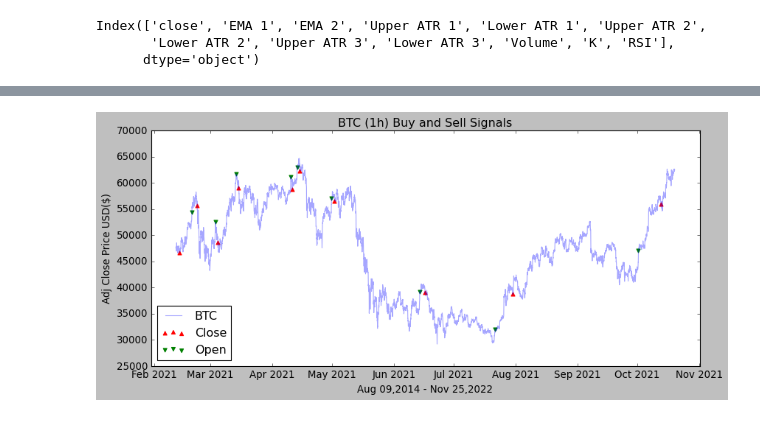
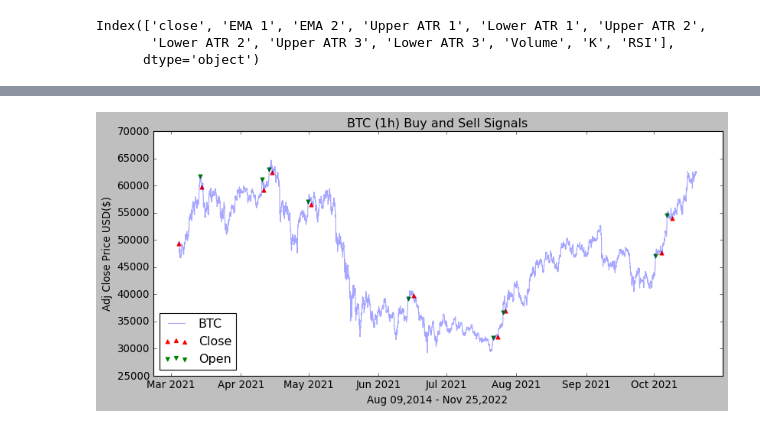
Before and after one commit to litosmunoz/Introduction-to-Quantitative-Trading, a Jupyter notebook: backtesting_bot/btc_1h_bt.ipynb, the cells around one changed output, grey strips where cells are left out. Drawn from its saved outputs; the diff is of its cells as text; code cells hidden in the pictures.

```diff
--- a/backtesting_bot/btc_1h_bt.ipynb
+++ b/backtesting_bot/btc_1h_bt.ipynb
@@ -26,7 +26,7 @@ Index(['close', 'EMA 1', 'EMA 2', 'Upper ATR 1', 'Lower ATR 1', 'Upper ATR 2',
        'Lower ATR 2', 'Upper ATR 3', 'Lower ATR 3', 'Volume', 'K', 'RSI'],
       dtype='object')
 # %%
-def buySell(btc_1h):
+def buySell_Long(btc_1h):
   sigPriceBuy = []
   sigPriceSell = []
   flag = -1
@@ -39,7 +39,7 @@ def buySell(btc_1h):
       else:
         sigPriceBuy.append(np.nan)
         sigPriceSell.append(np.nan)
-    elif (btc_1h ['RSI'][i] > 50 and btc_1h['close'][i] >= btc_1h['Upper ATR 1'][i]):
+    elif (btc_1h ['RSI'][i] > 55 and btc_1h['close'][i] >= btc_1h['Upper ATR 1'][i]):
       if flag != 0:
         sigPriceBuy.append(np.nan)
         sigPriceSell.append(btc_1h['close'][i])
@@ -52,9 +52,9 @@ def buySell(btc_1h):
         sigPriceSell.append(np.nan)
   return(sigPriceBuy, sigPriceSell)
 # %%
-buySell = buySell(btc_1h)
-btc_1h['Buy Signal Price'] = buySell[0]
-btc_1h['Sell Signal Price'] = buySell[1]
+buySell = buySell_Long(btc_1h)
+btc_1h['Buy Signal Price (L)'] = buySell[0]
+btc_1h['Sell Signal Price (L)'] = buySell[1]
 # To show the data
 btc_1h.head()
 # %% [output]
@@ -83,5 +83,5 @@ plt.show()
 # %%
-def buySell_RSI(btc_1h):
+def buySell_Short(btc_1h):
   sigPriceBuy = []
   sigPriceSell = []
   flag = -1
@@ -94,7 +94,7 @@ def buySell_RSI(btc_1h):
       else:
         sigPriceBuy.append(np.nan)
         sigPriceSell.append(np.nan)
-    elif (btc_1h ['close'][i] <= btc_1h ["Lower ATR 1"][i] and btc_1h["RSI"][i] < 40):
+    elif (btc_1h["RSI"][i] < 45 and btc_1h ['EMA 1'][i] < btc_1h ['EMA 2'][i]):
       if flag != 0:
         sigPriceBuy.append(btc_1h["close"][i])
         sigPriceSell.append(np.nan)
@@ -107,9 +107,9 @@ def buySell_RSI(btc_1h):
         sigPriceSell.append(np.nan)
   return(sigPriceSell, sigPriceBuy)
 # %%
-buySell_RSI = buySell_RSI(btc_1h)
-btc_1h['Buy Signal Price RSI'] = buySell_RSI[1]
-btc_1h['Sell Signal Price RSI'] = buySell_RSI[0]
+buySell_Short = buySell_Short(btc_1h)
+btc_1h['Buy Signal Price (S)'] = buySell_Short[1]
+btc_1h['Sell Signal Price (S)'] = buySell_Short[0]
 # To show the data
 btc_1h.head()
 # %% [output]
@@ -135,15 +135,15 @@ btc_1h.describe()
 # %%
 plt.style.use('classic')
 plt.figure(figsize=(12,5))
 plt.plot(btc_1h['close'], label='BTC', alpha=0.35)
-plt.plot(btc_1h['Buy Signal Price RSI'], label='', alpha=0.35)
-plt.plot(btc_1h['Sell Signal Price RSI'],label='', alpha=0.35)
-plt.scatter(btc_1h.index, btc_1h['Buy Signal Price RSI'], label ='Close', marker='^',color='red')
-plt.scatter(btc_1h.index, btc_1h['Sell Signal Price RSI'],label='Open', marker='v', color='green')
+plt.plot(btc_1h['Buy Signal Price (S)'], label='', alpha=0.35)
+plt.plot(btc_1h['Sell Signal Price (S)'],label='', alpha=0.35)
+plt.scatter(btc_1h.index, btc_1h['Buy Signal Price (S)'], label ='Close', marker='^',color='red')
+plt.scatter(btc_1h.index, btc_1h['Sell Signal Price (S)'],label='Open', marker='v', color='green')
 plt.title('BTC (1h) Buy and Sell Signals')
 plt.xlabel("Aug 09,2014 - Nov 25,2022")
 plt.ylabel("Adj Close Price USD($)")
 plt.legend(loc='lower left')
 plt.show()
 # %% [output]
-[figure, old version]
+[figure, new version]
```
Also changed, not shown: parts of 8 cells of this notebook, 1 other file.
